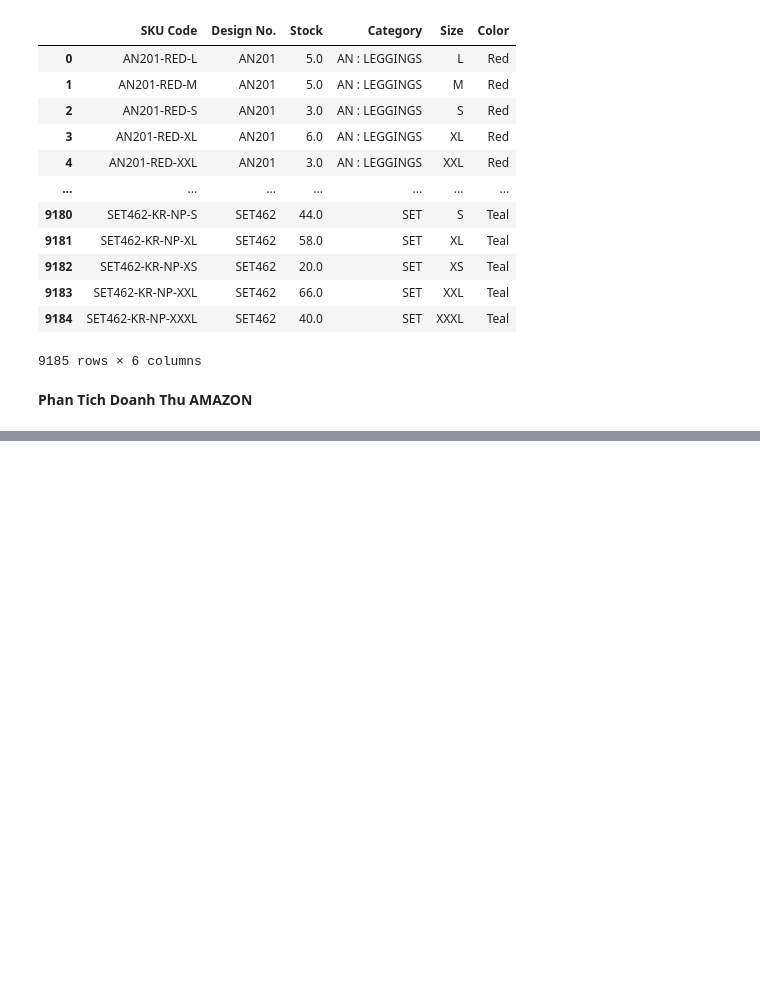
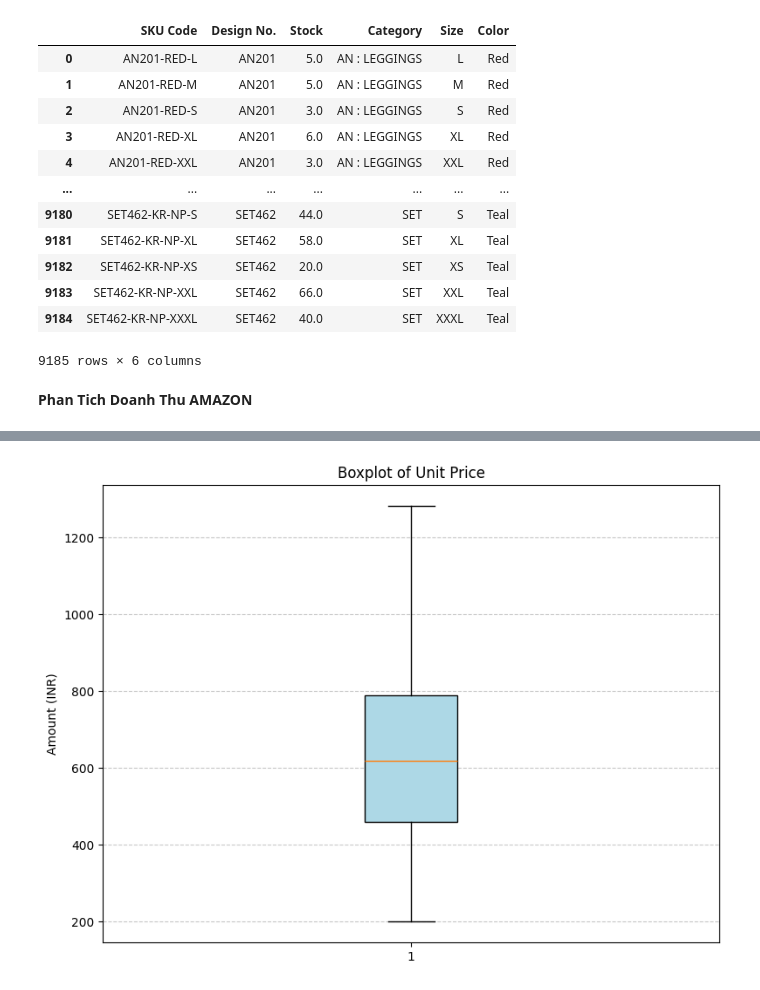
Before and after one commit to DangVanVy23521825/ecommerce-profit-analysis, a Jupyter notebook: notebook/ecommerce_profit_analysis.ipynb, the cells around one changed output, grey strips where cells are left out. Cells and saved outputs as stored; diff of their text form; code cells hidden in the pictures; blank space fills up the shorter version.

```diff
--- a/notebook/ecommerce_profit_analysis.ipynb
+++ b/notebook/ecommerce_profit_analysis.ipynb
@@ -1316,0 +1305,10 @@ df_international.to_csv('../data/processed/df_international_clean.csv', index=Fa
+# %%
+plt.figure(figsize=(8, 6))
+plt.boxplot(df_amazon_sale['Unit_Price'], patch_artist=True, boxprops=dict(facecolor='lightblue'))
+plt.title('Boxplot of Unit Price')
+plt.ylabel('Amount (INR)')
+plt.grid(True, axis='y', linestyle='--', alpha=0.7)
+plt.tight_layout()
+plt.show()
+# %% [output]
+[figure, added]
```
Also changed, not shown: parts of 14 cells of this notebook, 1 other file.
